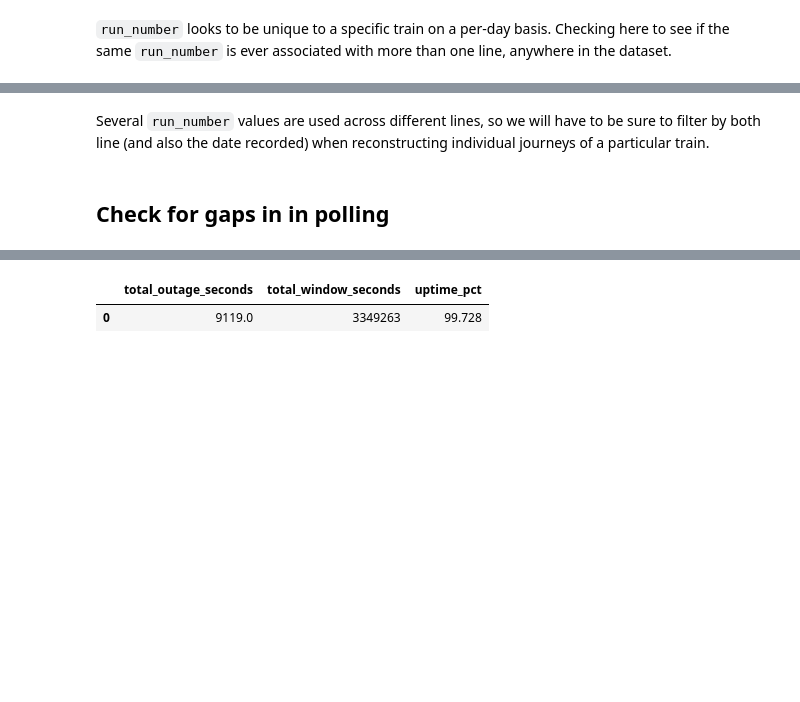
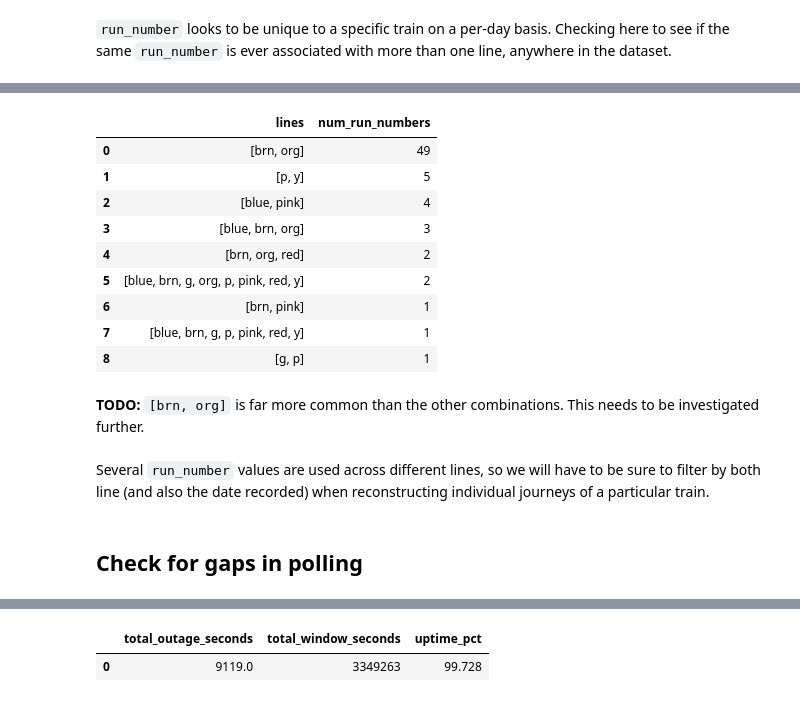
Before and after one commit to alexmstern/cta-data-pipeline, a Jupyter notebook: notebooks/data_quality.ipynb, the cells around one changed output, grey strips where cells are left out. Saved outputs shown, nothing was run; the diff lists cells and outputs as text; code cells hidden in the pictures; blank space fills up the shorter version.

```diff
--- a/notebooks/data_quality.ipynb
+++ b/notebooks/data_quality.ipynb
@@ -190,8 +189,34 @@ con.execute(f"""
 68 rows × 2 columns
+# %%
+con.execute(f"""
+    WITH run_lines AS (
+        SELECT run_number, list_sort(array_agg(DISTINCT line)) AS lines
+        FROM '{DATA_PATH}'
+        GROUP BY run_number
+        HAVING COUNT(DISTINCT line) > 1
+    )
+    SELECT lines, COUNT(*) AS num_run_numbers
+    FROM run_lines
+    GROUP BY lines
+    ORDER BY num_run_numbers DESC
+""").fetchdf()
+# %% [output]
+|  | lines | num_run_numbers |
+| 0 | [brn, org] | 49 |
+| 1 | [p, y] | 5 |
+| 2 | [blue, pink] | 4 |
+| 3 | [blue, brn, org] | 3 |
+| 4 | [brn, org, red] | 2 |
+| 5 | [blue, brn, g, org, p, pink, red, y] | 2 |
+| 6 | [brn, pink] | 1 |
+| 7 | [blue, brn, g, p, pink, red, y] | 1 |
+| 8 | [g, p] | 1 |
+# %% [markdown]
+**TODO:** `[brn, org]` is far more common than the other combinations. This needs to be investigated further.
 # %% [markdown]
 Several `run_number` values are used across different lines, so we will have to be sure to filter by both line (and also the date recorded) when reconstructing individual journeys of a particular train.
 # %% [markdown]
-## Check for gaps in in polling
+## Check for gaps in polling
 # %%
 # Check for gaps greater than 2 minutes between records
 con.execute(f"""
```
Also changed, not shown: parts of 19 cells of this notebook.
